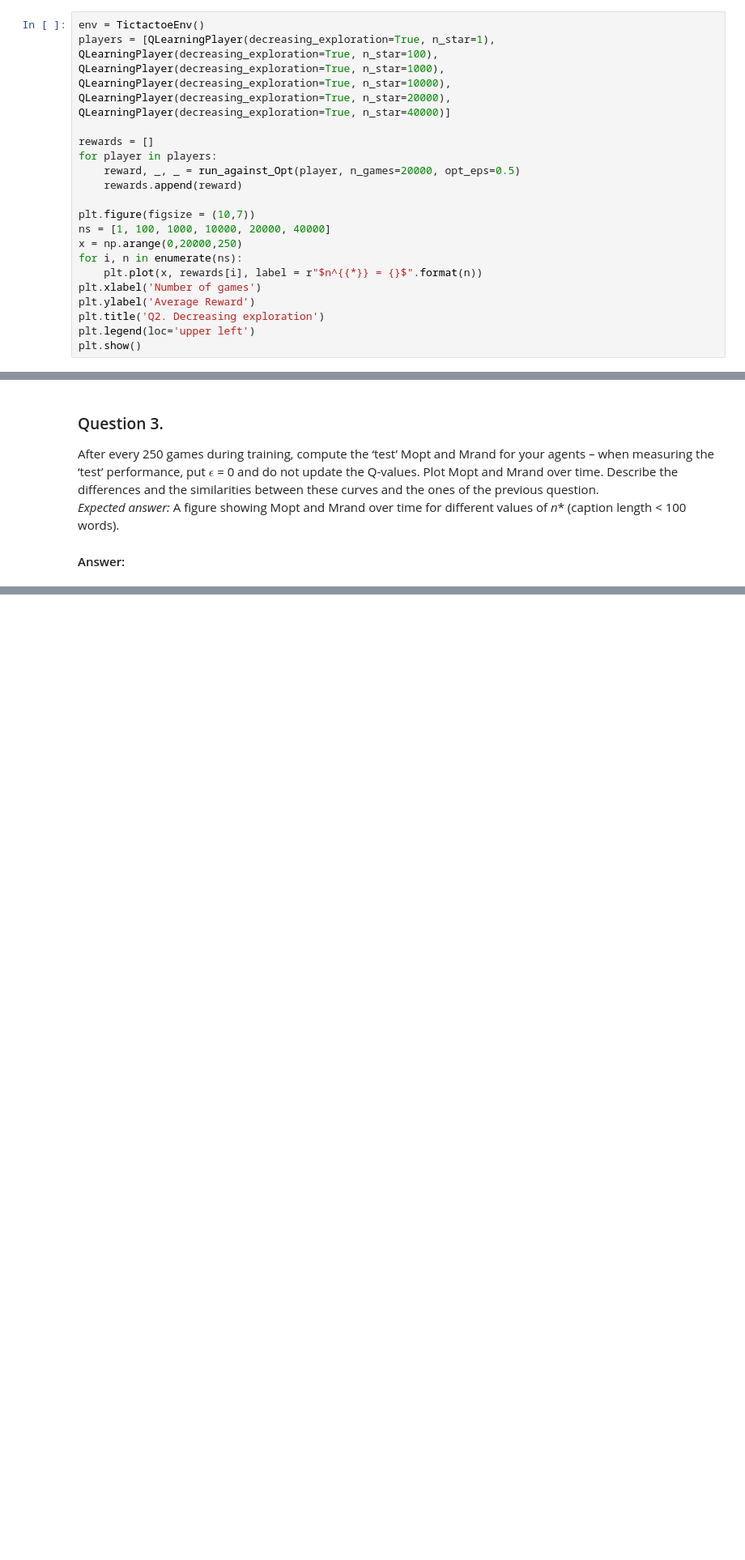
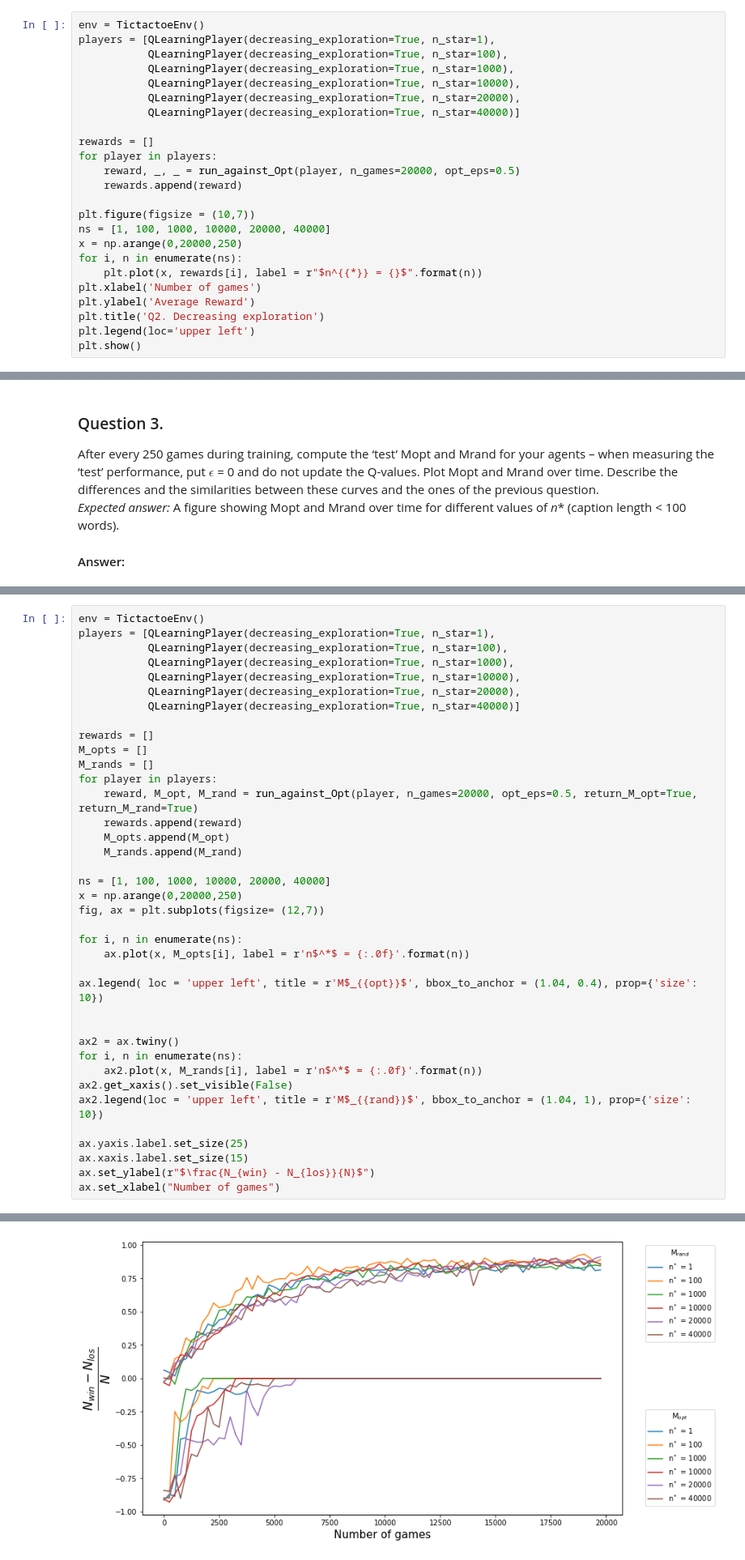
Before and after one commit to jgoumaz/EPFL_ANN_TicTacToe, a Jupyter notebook: questions.ipynb, the cells around one changed output, grey strips where cells are left out. Shown: that part at 81% size. Cells and saved outputs as stored; diff of their text form; blank space fills up the shorter version.

```diff
--- a/questions.ipynb
+++ b/questions.ipynb
@@ -240,7 +240,12 @@ compared to having a fixed $\epsilon$ ? What is the effect of *n** ? \
 #### Answer:
 # %%
 env = TictactoeEnv()
-players = [QLearningPlayer(decreasing_exploration=True, n_star=1), QLearningPlayer(decreasing_exploration=True, n_star=100), QLearningPlayer(decreasing_exploration=True, n_star=1000), QLearningPlayer(decreasing_exploration=True, n_star=10000), QLearningPlayer(decreasing_exploration=True, n_star=20000), QLearningPlayer(decreasing_exploration=True, n_star=40000)]
+players = [QLearningPlayer(decreasing_exploration=True, n_star=1),
+           QLearningPlayer(decreasing_exploration=True, n_star=100),
+           QLearningPlayer(decreasing_exploration=True, n_star=1000),
+           QLearningPlayer(decreasing_exploration=True, n_star=10000),
+           QLearningPlayer(decreasing_exploration=True, n_star=20000),
+           QLearningPlayer(decreasing_exploration=True, n_star=40000)]
 
 rewards = []
 for player in players:
@@ -269,0 +273,39 @@ pass
+# %%
+env = TictactoeEnv()
+players = [QLearningPlayer(decreasing_exploration=True, n_star=1),
+           QLearningPlayer(decreasing_exploration=True, n_star=100),
+           QLearningPlayer(decreasing_exploration=True, n_star=1000),
+           QLearningPlayer(decreasing_exploration=True, n_star=10000),
+           QLearningPlayer(decreasing_exploration=True, n_star=20000),
+           QLearningPlayer(decreasing_exploration=True, n_star=40000)]
+
+rewards = []
+M_opts = []
+M_rands = []
+for player in players:
+    reward, M_opt, M_rand = run_against_Opt(player, n_games=20000, opt_eps=0.5, return_M_opt=True, return_M_rand=True)
+    rewards.append(reward)
+    M_opts.append(M_opt)
+    M_rands.append(M_rand)
+
+ns = [1, 100, 1000, 10000, 20000, 40000]
+x = np.arange(0,20000,250)
+fig, ax = plt.subplots(figsize= (12,7))
+
+for i, n in enumerate(ns):
+    ax.plot(x, M_opts[i], label = r'n$^*$ = {:.0f}'.format(n))
+
+ax.legend( loc = 'upper left', title = r'M$_{{opt}}$', bbox_to_anchor = (1.04, 0.4), prop={'size': 10})
+
+
+ax2 = ax.twiny()
+for i, n in enumerate(ns):
+    ax2.plot(x, M_rands[i], label = r'n$^*$ = {:.0f}'.format(n))
+ax2.get_xaxis().set_visible(False)
+ax2.legend(loc = 'upper left', title = r'M$_{{rand}}$', bbox_to_anchor = (1.04, 1), prop={'size': 10})
+
+ax.yaxis.label.set_size(25)
+ax.xaxis.label.set_size(15)
+ax.set_ylabel(r"$\frac{N_{win} - N_{los}}{N}$")
+ax.set_xlabel("Number of games")
+# %% [output]
@@ -270,3 +313,4 @@ pass
+[figure, added]
 # %% [markdown]
 ## 2.1.2 Good experts and bad experts
 Choose the best value of *n** that you found in the previous section. Run Q-learning against Opt($\epsilon_{opt}$) for different values of $\epsilon_{opt}$ for 20’000 games – switch the 1st player after every game. Choose several values of $\epsilon_{opt}$ from a reasonably wide interval between 0 to 1 – particularly, include $\epsilon_{opt}$ = 0.
```
Also changed, not shown: parts of 4 cells of this notebook, 1 other file.
